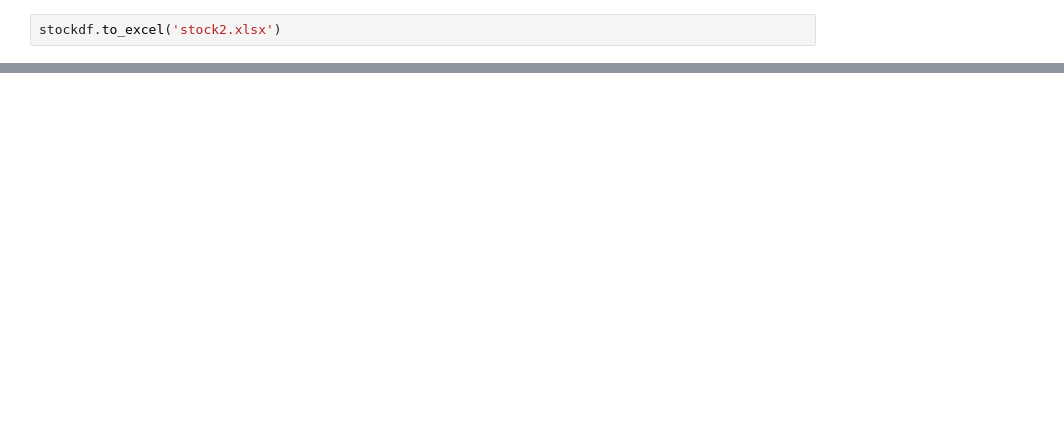
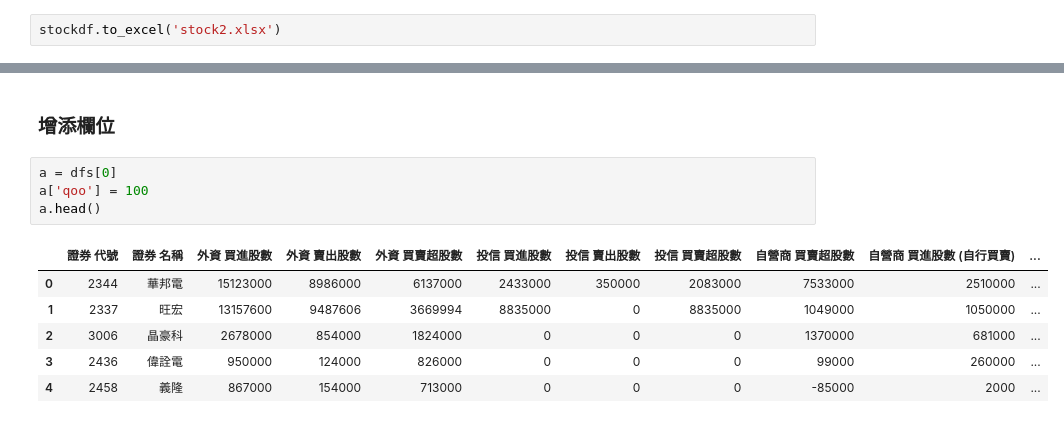
Before and after one commit to ywchiu/pyfinance, a Jupyter notebook: Demo20170416.ipynb, the cells around one changed output, grey strips where cells are left out. Drawn from its saved outputs; the diff is of its cells as text; blank space fills up the shorter version.

```diff
--- a/Demo20170416.ipynb
+++ b/Demo20170416.ipynb
@@ -461,0 +536,13 @@ stockdf.to_excel('stock2.xlsx')
+# %% [markdown]
+### 增添欄位
+# %%
+a = dfs[0]
+a['qoo'] = 100
+a.head()
+# %% [output]
+|  | 證券 代號 | 證券 名稱 | 外資 買進股數 | 外資 賣出股數 | 外資 買賣超股數 | 投信 買進股數 | 投信 賣出股數 | 投信 買賣超股數 | 自營商 買賣超股數 | 自營商 買進股數 (自行買賣) | ... |
+| 0 | 2344 | 華邦電 | 15123000 | 8986000 | 6137000 | 2433000 | 350000 | 2083000 | 7533000 | 2510000 | ... |
+| 1 | 2337 | 旺宏 | 13157600 | 9487606 | 3669994 | 8835000 | 0 | 8835000 | 1049000 | 1050000 | ... |
+| 2 | 3006 | 晶豪科 | 2678000 | 854000 | 1824000 | 0 | 0 | 0 | 1370000 | 681000 | ... |
+| 3 | 2436 | 偉詮電 | 950000 | 124000 | 826000 | 0 | 0 | 0 | 99000 | 260000 | ... |
+| 4 | 2458 | 義隆 | 867000 | 154000 | 713000 | 0 | 0 | 0 | -85000 | 2000 | ... |
```
Also changed, not shown: parts of 26 cells of this notebook.
